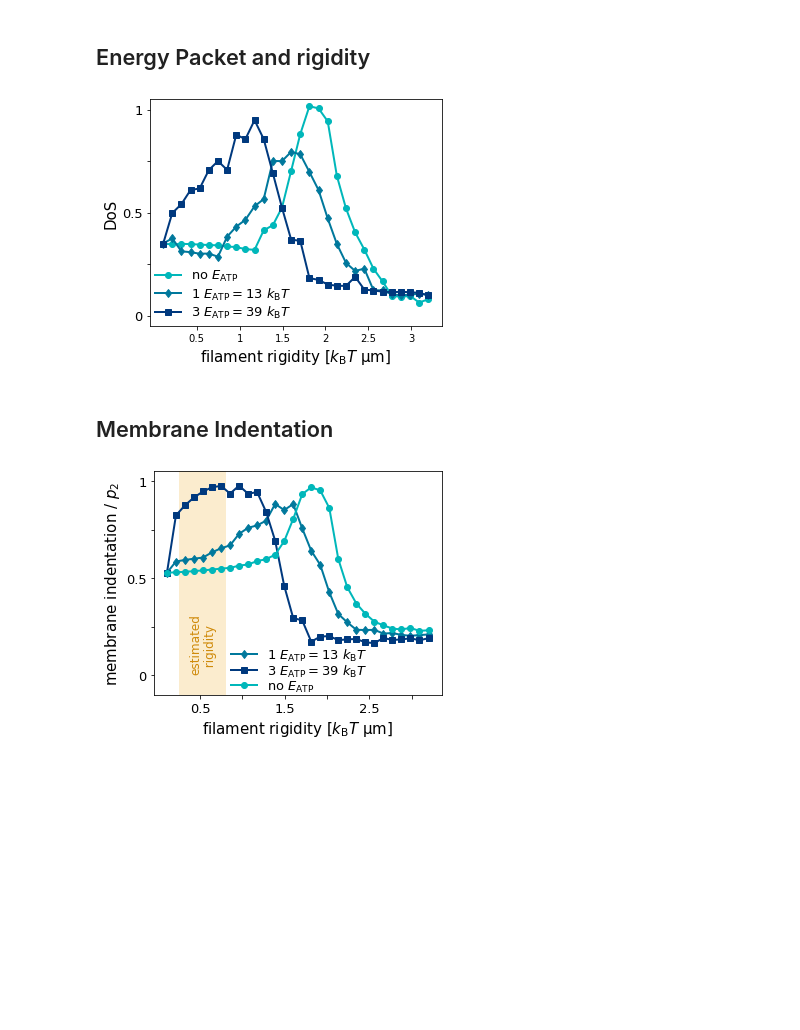
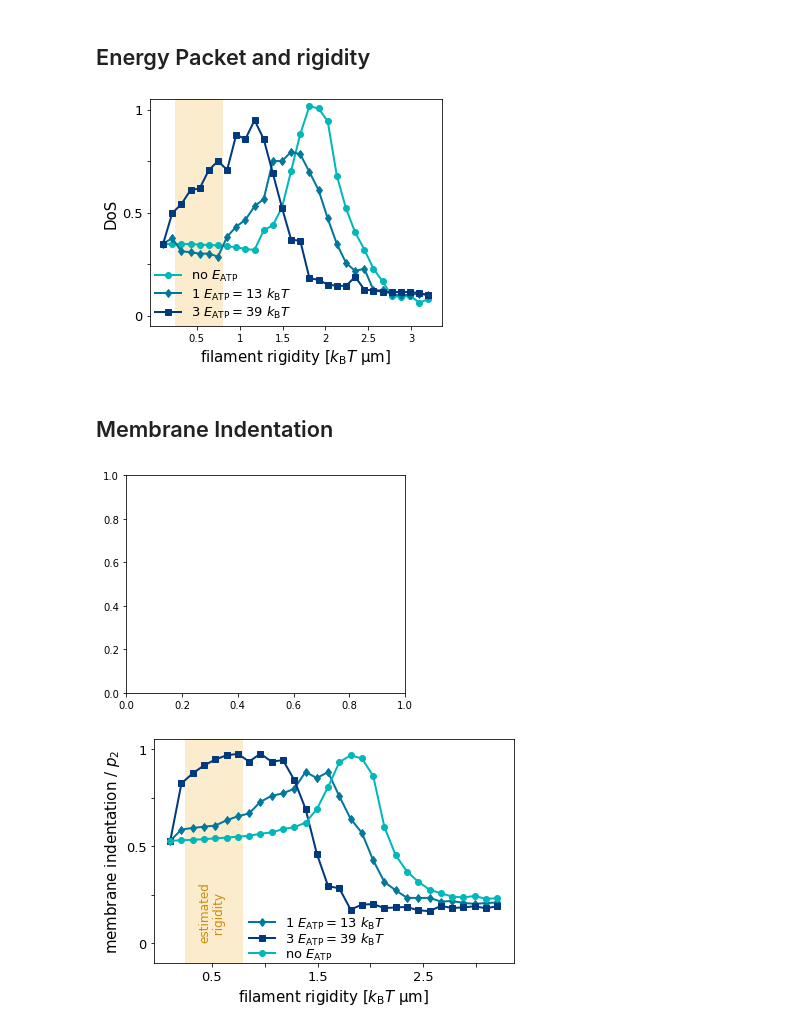
Before and after one commit to Billie1717/ESCRTProject, a Jupyter notebook: Data_and_Figures/Fig_Vps4/Vps4_Plot.ipynb, the cells around one changed output. Saved outputs shown, nothing was run; the diff lists cells and outputs as text; code cells hidden in the pictures; blank space fills up the shorter version.

```diff
--- a/Data_and_Figures/Fig_Vps4/Vps4_Plot.ipynb
+++ b/Data_and_Figures/Fig_Vps4/Vps4_Plot.ipynb
@@ -95,11 +92,12 @@ plt.xticks([500,1000,1500,2000,2500,3000],["0.5","1","1.5","2", "2.5" , "3"])
 plt.yticks([0,0.25,0.50,0.75,1],["0","0.25","0.5","0.75","1"],fontsize=13)
 n = 2  # Keeps every 2nd label
 [l.set_visible(False) for (i,l) in enumerate(ax.yaxis.get_ticklabels()) if i % n != 0]
+shadecolors=['gold','darkorange']
+shadecolors=['#efa00b','#cf8a0a']
+ax.fill_betweenx([-0.1,1.1],[250,250],[800,800],color=shadecolors[0], alpha=0.2,linewidth=0)
 
 
-shadecolors=['gold','darkorange']
-shadecolors=['lightcoral','firebrick']
-shadecolors=['hotpink','deeppink']
+
 
 #ax.fill_betweenx([-0.1,1.1],[250,250],[800,800],color=shadecolors[0], alpha=0.2,linewidth=0)
 plt.ylim(-0.05,1.05)
@@ -109,13 +107,14 @@ plt.show()
 
 
 fname  = 'DoSVps4.pdf'
-#fig.savefig('Plots/'+fname)
+fig.savefig('Plots/'+fname)
 # %% [output]
-[figure, old version]
+[figure, new version]
 # %% [markdown]
 ## Membrane Indentation
 # %%
-fig,ax = plt.subplots(figsize = (5,4))
+fig,ax = plt.subplots(figsize = (5,4)) ##PAPER
+fig,ax = plt.subplots(figsize = (6,4)) ##THESIS
 p0=P_Arr[3,:]/2.0
 X0 = np.arange(0.05,1.51, 0.05)*(1920/0.9)
 p2=P_Arr[0,:]/2.0
@@ -130,32 +129,34 @@ ax.plot(X0, p2, 'd-',color = colors[1], label = "$1\ E_\mathrm{ATP} = "+str(Ev_2
 #ax.plot(X0, p3, 's-',color = colors[2], label = "$2E_\mathrm{ATP} = "+str(Ev_3)+ " \ k_\mathrm{B}T$", linewidth = 2)
 ax.plot(X0, p4, 's-',color = colors[2], label = "$3\ E_\mathrm{ATP} = "+str(Ev_4)+ " \ k_\mathrm{B}T$", linewidth = 2)
 ax.plot(X0,p0, 'o-',color = colors[0], label = "no $E_\mathrm{ATP}$", linewidth = 2)
 
-plt.legend(loc=[0.25,-0.02],frameon=False,fontsize=13,labelspacing=0.0)
+plt.legend(loc=[0.25,-0.02],frameon=False,fontsize=13,labelspacing=0.0) ##PAPER
+#plt.legend(loc=[0.75,0.8],frameon=False,fontsize=13,labelspacing=0.0) ##THESIS
 
 plt.xlabel("filament rigidity [$k_\mathrm{B}T\ \mathrm{\mu m}$]", fontsize = 15)
 plt.ylabel("membrane indentation / $p_{2}$", fontsize = 15)
 plt.xticks([500,1000,1500,2000,2500,3000],["0.5","1","1.5","2", "2.5" , "3"],fontsize=13)
 
 plt.yticks([0,0.25,0.50,0.75,1],["0","0.25","0.5","0.75","1"],fontsize=13)
 n = 2  # Keeps every 2nd label
 [l.set_visible(False) for (i,l) in enumerate(ax.yaxis.get_ticklabels()) if i % n != 0]
 [l.set_visible(False) for (i,l) in enumerate(ax.xaxis.get_ticklabels()) if i % n != 0]
 
 
 shadecolors=['gold','darkorange']
 shadecolors=['#efa00b','#cf8a0a']
 #shadecolors=['hotpink','deeppink']
 
 ax.fill_betweenx([-0.1,1.1],[250,250],[800,800],color=shadecolors[0], alpha=0.2,linewidth=0)
 plt.ylim(-0.1,1.05)
 plt.annotate("estimated\n  rigidity",(370,0.02), color=shadecolors[1], rotation=90, fontsize=12)
 plt.tight_layout()
 plt.show()
 
 
 fname  = 'Vps4.pdf'
 fig.savefig('Plots/'+fname)
 #fig.savefig('SlideFigs/'+fname)
 # %% [output]
-[figure, old version]
+[figure, new version]
+[figure, added]
```
Also changed, not shown: parts of 1 cell of this notebook, 25 other files.
